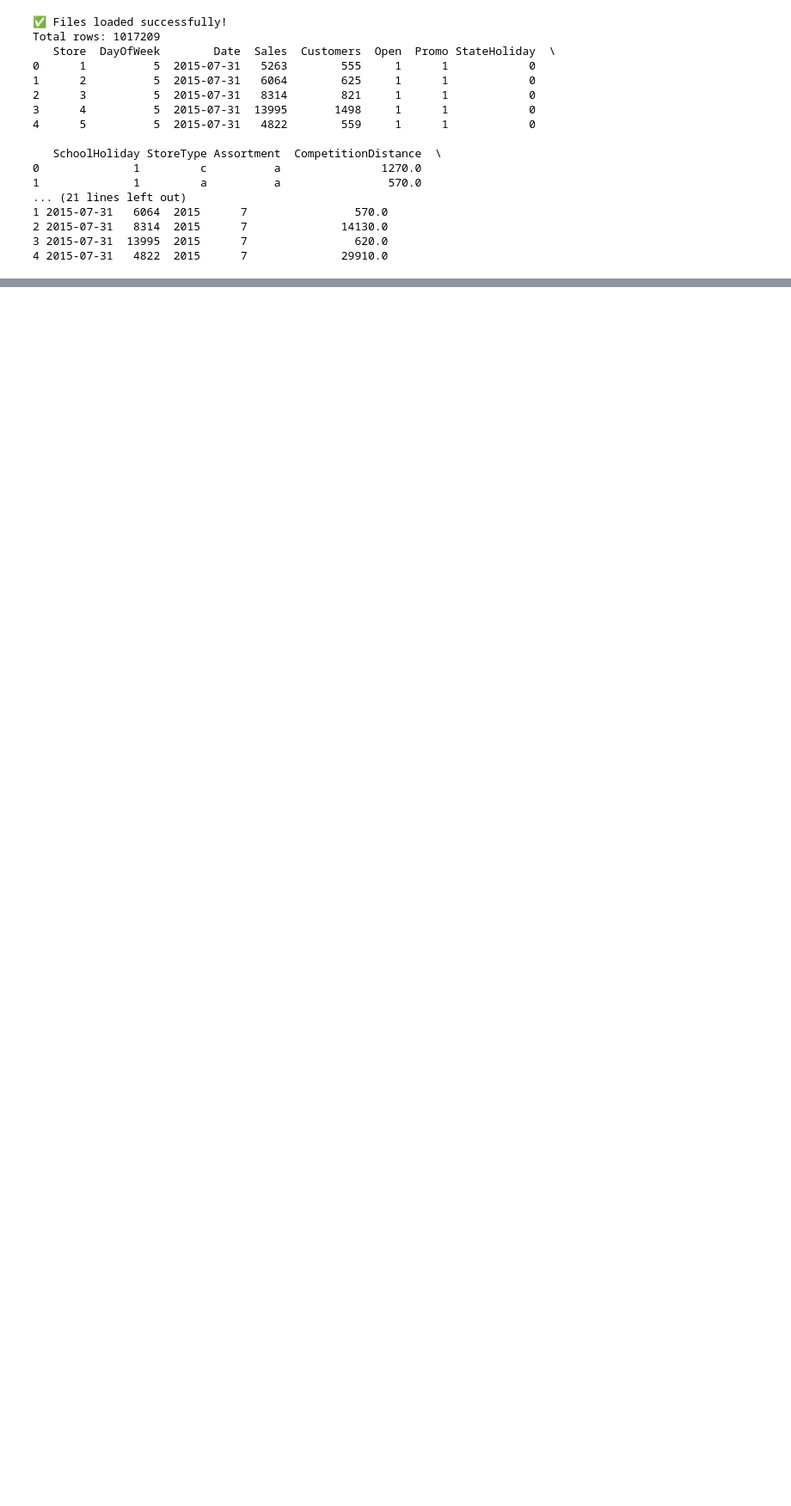
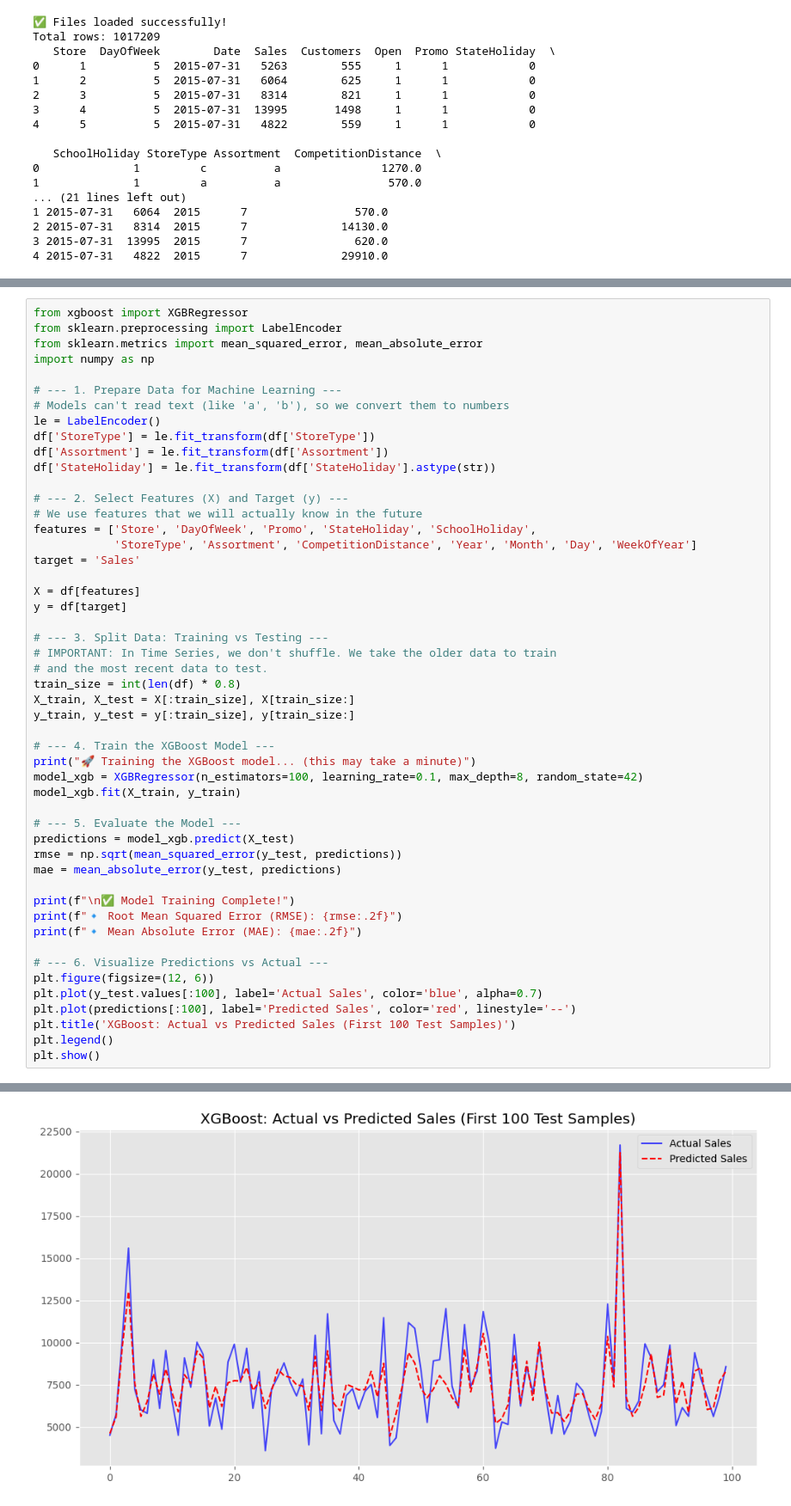
Before and after one commit to nandininaik145-ini/Retail-Sales-Forcasting, a Jupyter notebook: retailsales.ipynb, the cells around one changed output, grey strips where cells are left out. Shown at 86% size. Cells and saved outputs as stored; diff of their text form; blank space fills up the shorter version.

Commit message:
Added week 4 : XGBoost regression model and Evaluation

```diff
--- a/retailsales.ipynb
+++ b/retailsales.ipynb
@@ -115,3 +117,54 @@ Passing `palette` without assigning `hue` is deprecated and will be removed in v
   sns.boxplot(data=df, x='StoreType', y='Sales', order=['a', 'b', 'c', 'd'], palette='Set2')
 [figure]
 [figure]
+# %%
+from xgboost import XGBRegressor
+from sklearn.preprocessing import LabelEncoder
+from sklearn.metrics import mean_squared_error, mean_absolute_error
+import numpy as np
+
+# --- 1. Prepare Data for Machine Learning ---
+# Models can't read text (like 'a', 'b'), so we convert them to numbers
+le = LabelEncoder()
+df['StoreType'] = le.fit_transform(df['StoreType'])
+df['Assortment'] = le.fit_transform(df['Assortment'])
+df['StateHoliday'] = le.fit_transform(df['StateHoliday'].astype(str))
+
+# --- 2. Select Features (X) and Target (y) ---
+# We use features that we will actually know in the future
+features = ['Store', 'DayOfWeek', 'Promo', 'StateHoliday', 'SchoolHoliday',
+            'StoreType', 'Assortment', 'CompetitionDistance', 'Year', 'Month', 'Day', 'WeekOfYear']
+target = 'Sales'
+
+X = df[features]
+y = df[target]
+
+# --- 3. Split Data: Training vs Testing ---
+# IMPORTANT: In Time Series, we don't shuffle. We take the older data to train
+# and the most recent data to test.
+train_size = int(len(df) * 0.8)
+X_train, X_test = X[:train_size], X[train_size:]
+y_train, y_test = y[:train_size], y[train_size:]
+
+# --- 4. Train the XGBoost Model ---
+print("🚀 Training the XGBoost model... (this may take a minute)")
+model_xgb = XGBRegressor(n_estimators=100, learning_rate=0.1, max_depth=8, random_state=42)
+model_xgb.fit(X_train, y_train)
+
+# --- 5. Evaluate the Model ---
+predictions = model_xgb.predict(X_test)
+rmse = np.sqrt(mean_squared_error(y_test, predictions))
+mae = mean_absolute_error(y_test, predictions)
+
+print(f"\n✅ Model Training Complete!")
+print(f"🔹 Root Mean Squared Error (RMSE): {rmse:.2f}")
+print(f"🔹 Mean Absolute Error (MAE): {mae:.2f}")
+
+# --- 6. Visualize Predictions vs Actual ---
+plt.figure(figsize=(12, 6))
+plt.plot(y_test.values[:100], label='Actual Sales', color='blue', alpha=0.7)
+plt.plot(predictions[:100], label='Predicted Sales', color='red', linestyle='--')
+plt.title('XGBoost: Actual vs Predicted Sales (First 100 Test Samples)')
+plt.legend()
+plt.show()
+# %% [output]
@@ -117,0 +176 @@ Passing `palette` without assigning `hue` is deprecated and will be removed in v
+[figure, added]
```
Also changed, not shown: parts of 2 cells of this notebook.
